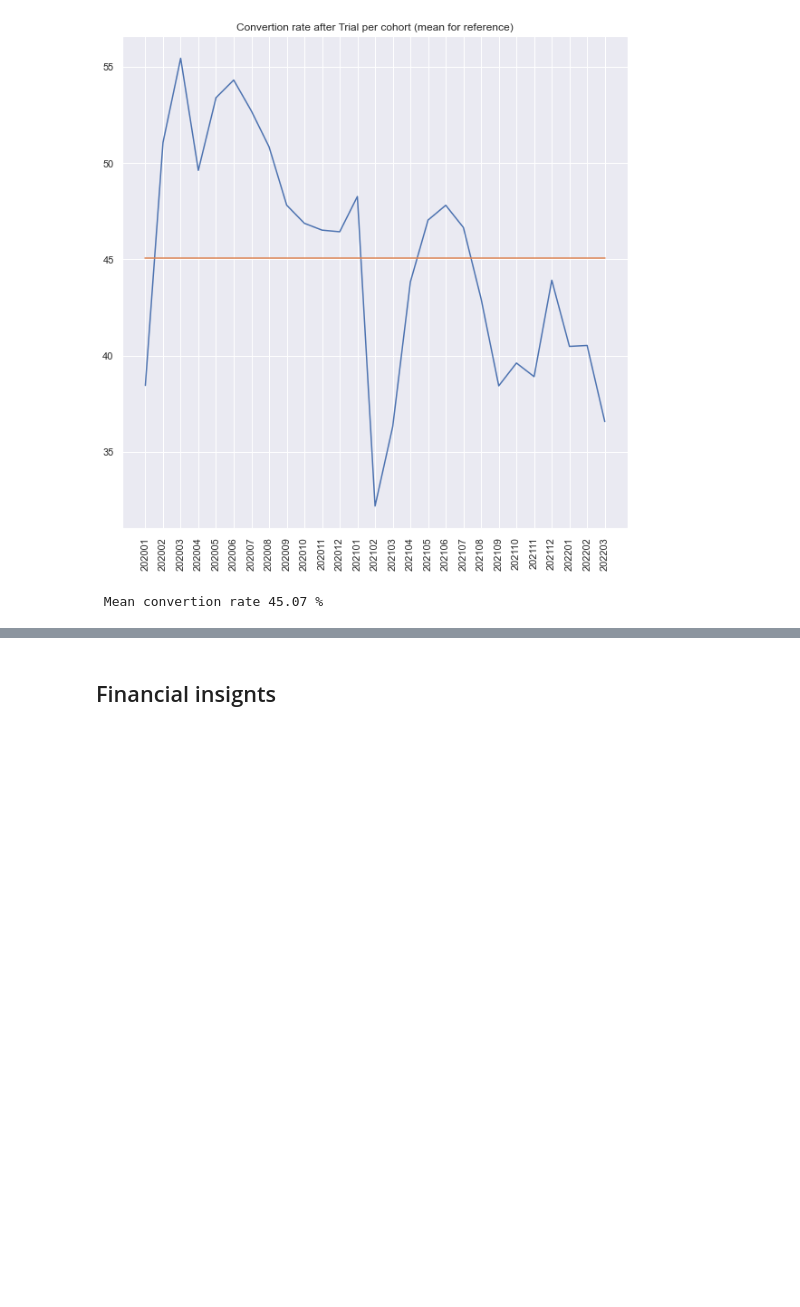
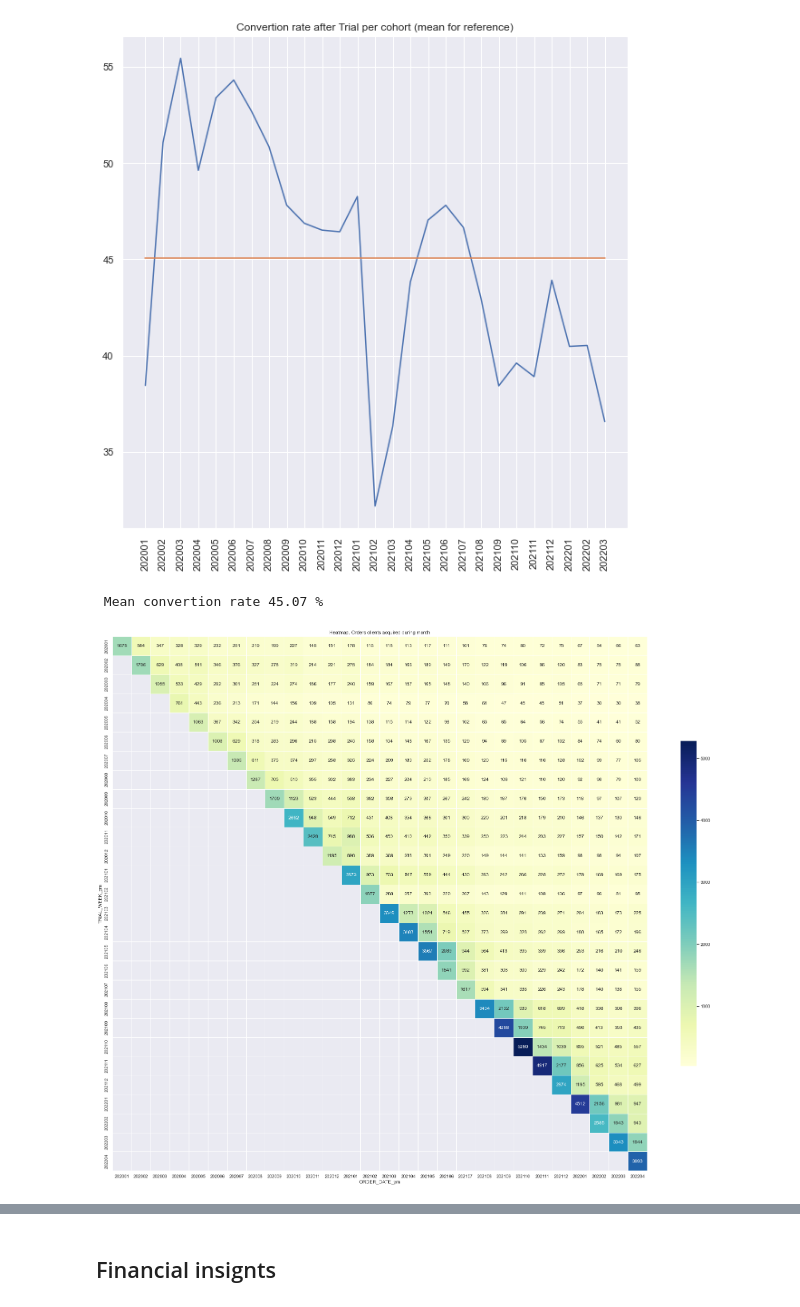
Before and after one commit to yurywallet/test_assignments, a Jupyter notebook: smalls/task_smalls.ipynb, the cells around one changed output, grey strips where cells are left out. Cells and saved outputs as stored; diff of their text form; code cells hidden in the pictures; blank space fills up the shorter version.

```diff
--- a/smalls/task_smalls.ipynb
+++ b/smalls/task_smalls.ipynb
@@ -1071,3 +1100,42 @@ print(f" Mean convertion rate {a['num_orders_prev_change'].mean():.2f} %")
 # %% [output]
 [figure]
  Mean convertion rate 45.07 %
+# %%
+# in PCNT
+tmp=df_o.loc[df_o['ORDER_TYPE'].isin(['SUBSCRIPTION','TRIAL'])].copy()
+tmp=pd.merge(tmp, df_c[[cid, 'TRIAL_WEEK_ym']], on=cid, how='left')
+tmptmp=tmp.groupby(['TRIAL_WEEK_ym','ORDER_DATE_ym']).agg('size').reset_index()
+tmptmp.rename(columns={0:'num_orders'}, inplace=True)
+#tmptmp['TRIAL_WEEK_ym_seq']=tmptmp.apply(lambda x: f"{x['TRIAL_WEEK_ym']}_{x['ORDER_SEQUENCE']}", axis=1)
+tmptmp['num_orders_prev']=tmptmp[['TRIAL_WEEK_ym','num_orders']].groupby(['TRIAL_WEEK_ym']).shift(1).astype('Int64')
+tmptmp['num_orders_prev_change']=100*tmptmp['num_orders']/tmptmp['num_orders_prev']
+
+def f(x):
+    try:
+        return np.float(x)
+    except:
+        return np.nan
+
+tmptmp['num_orders_prev_change'] = tmptmp['num_orders_prev_change'].apply(f)
+
+tmptmp['num_orders_prev_change']=tmptmp[['num_orders_prev_change','num_orders_prev']].apply(lambda x: 100 if pd.isna(x['num_orders_prev']) else x['num_orders_prev_change'], axis=1)
+
+
+#tmptmp['num_orders_prev_change']=tmptmp['num_orders_prev_change'].astype(np.float64)
+#tmptmp=tmptmp.loc[tmptmp['ORDER_SEQUENCE']>1].copy()
+
+#tmptmp.loc[tmptmp['TRIAL_WEEK_ym']=='202001'][['TRIAL_WEEK_ym','ORDER_SEQUENCE','num_orders','num_orders_prev','num_orders_prev_change']].head()
+
+tmptmp=tmptmp.loc[tmptmp['TRIAL_WEEK_ym']!='202205'].copy()
+tmptmp=tmptmp.loc[tmptmp['ORDER_DATE_ym']!='202205'].copy()
+# %%
+df_piv=pd.pivot_table(tmptmp,index=['TRIAL_WEEK_ym'], columns=['ORDER_DATE_ym'],values=['num_orders'])
+df_piv.columns = df_piv.columns.get_level_values(1)
+sns.set()
+fig, ax = plt.subplots(figsize=(30,30))
+sns.heatmap(df_piv, annot=True, cmap="YlGnBu", linewidths=.5, ax=ax, cbar_kws={"shrink": 0.5}, square=True, fmt='.0f')
+plt.title('Heatmap. Orders clients acquired during month')
+plt.show()
+plt.close()
+# %% [output]
+[figure, added]
```
Also changed, not shown: parts of 11 cells of this notebook.
